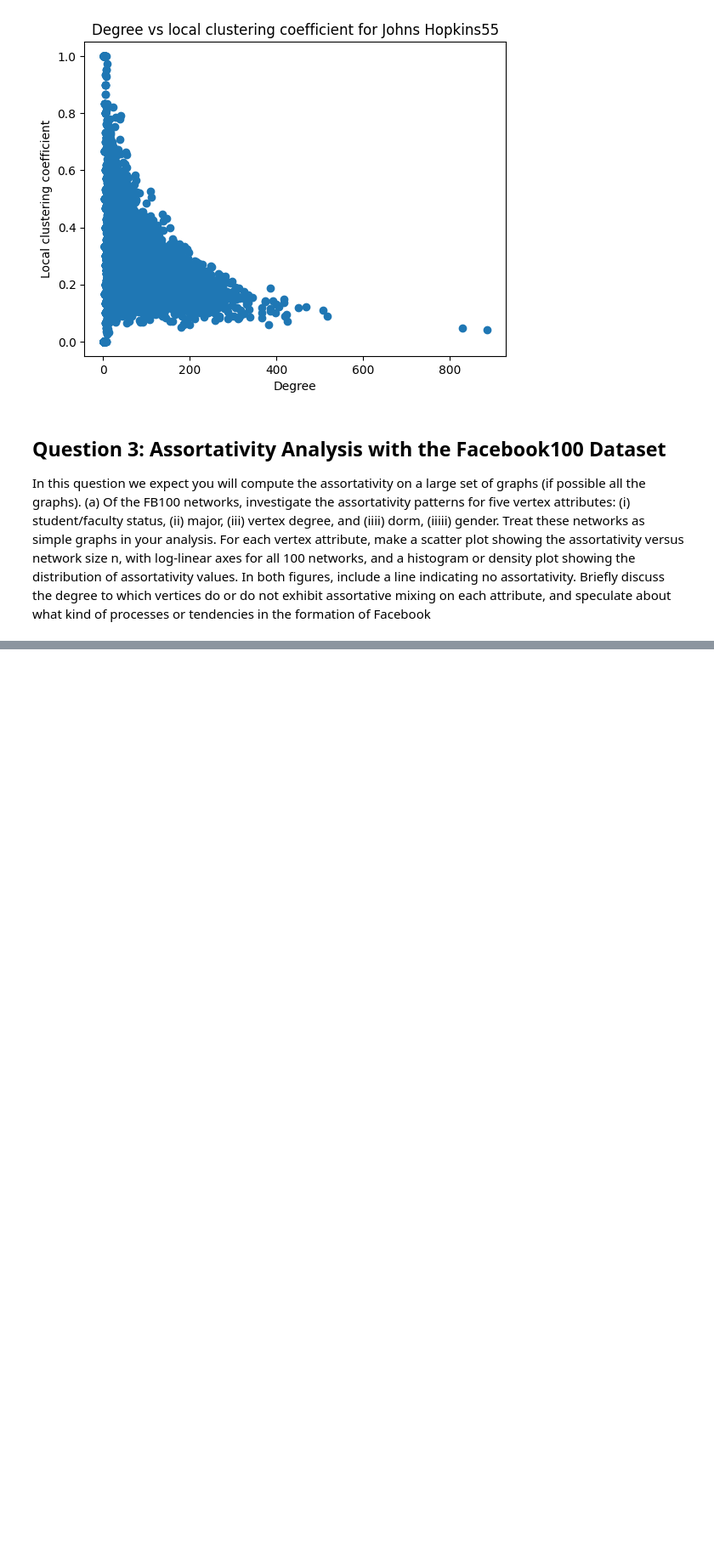
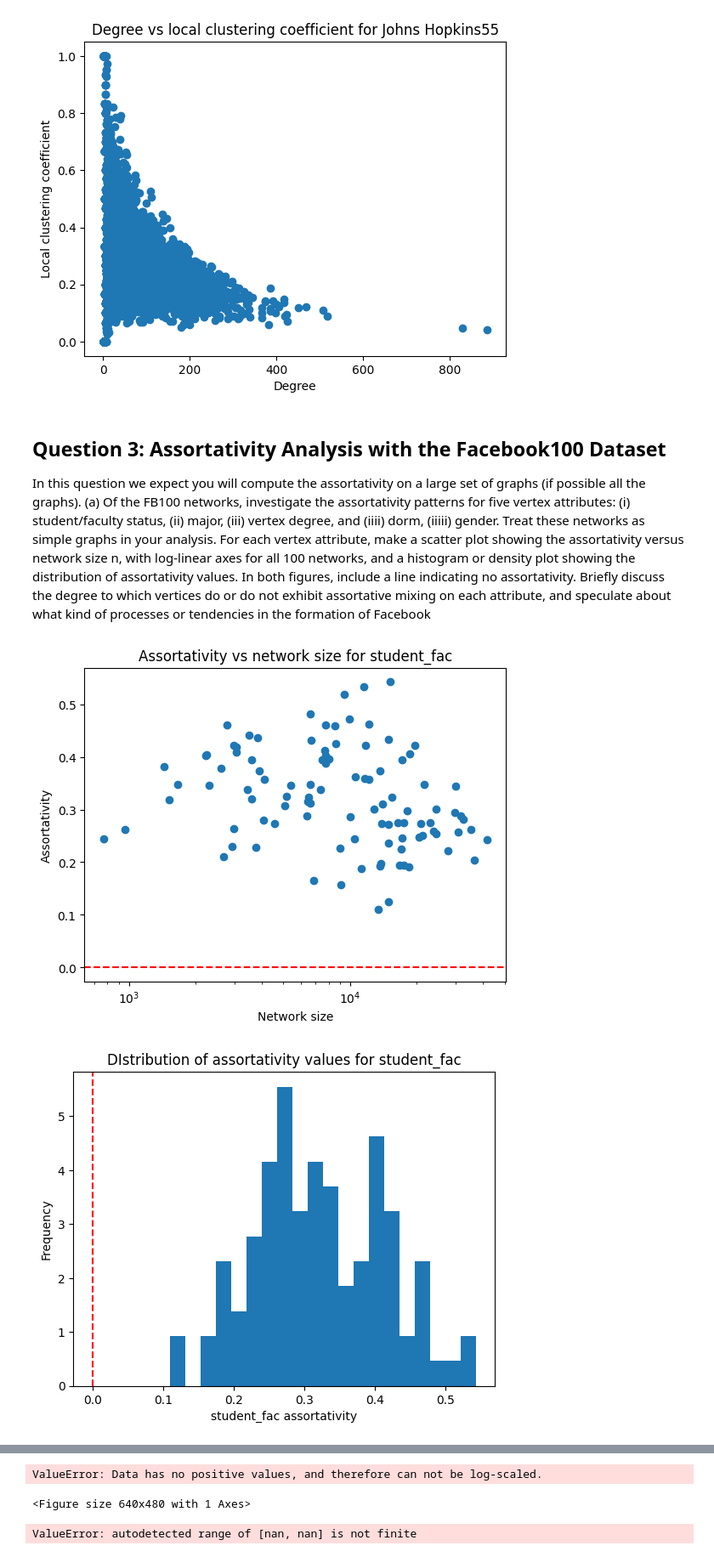
Before and after one commit to jbcol/complexnetworksProject, a Jupyter notebook: project.ipynb, the cells around one changed output, grey strips where cells are left out. Shown at 85% size. Drawn from its saved outputs; the diff is of its cells as text; code cells hidden in the pictures; blank space fills up the shorter version.

```diff
--- a/project.ipynb
+++ b/project.ipynb
@@ -121,7 +121,6 @@ plt.show()
 In this question we expect you will compute the assortativity on a large set of graphs (if possible all the graphs).
 (a) Of the FB100 networks, investigate the assortativity patterns for five vertex attributes: (i) student/faculty status, (ii) major, (iii) vertex degree, and (iiii) dorm, (iiiii) gender. Treat these networks as simple graphs in your analysis. For each vertex attribute, make a scatter plot showing the assortativity versus network size n, with log-linear axes for all 100 networks, and a histogram or density plot showing the distribution of assortativity values. In both figures, include a line indicating no assortativity. Briefly discuss the degree to which vertices do or do not exhibit assortative mixing on each attribute, and speculate about what kind of processes or tendencies in the formation of Facebook
 # %%
-import sys
 import os
 
 # Make a list of the name of files in ./data
@@ -149,7 +148,6 @@ plt.ylabel("Assortativity")
 plt.title("Assortativity vs network size for student_fac")
 plt.axhline(y=0, color="red", ls="--")
 plt.xscale("log")
-plt.yscale("log")
 plt.show()
 
 # Histogram of assortativity for student_fac
@@ -167,7 +165,6 @@ plt.ylabel("Assortativity")
 plt.title("Assortativity vs network size for major_index")
 plt.axhline(y=0, color="red", ls="--")
 plt.xscale("log")
-plt.yscale("log")
 plt.show()
 
 # Histogram of assortativity for major_index
@@ -184,32 +181,33 @@ plt.xlabel("Network size")
 plt.ylabel("Assortativity")
 plt.title("Assortativity vs network size for degree")
 plt.axhline(y=0, color="red", ls="--")
 plt.xscale("log")
-plt.yscale("log")
 plt.show()
 
 # Histogram of assortativity for degree
 plt.hist(assortativity_degree_list, bins=20, density=True)
 plt.axvline(x=0, color="red", ls="--")
 plt.xlabel("degree assortativity")
 plt.ylabel("Frequency")
 plt.title("Distribution of assortativity values for degree")
 plt.show()
 
 # Scatter plot of assortativity vs network size for dorm
 plt.scatter(size_list, assortativity_dorm_list)
 plt.xlabel("Network size")
 plt.ylabel("Assortativity")
 plt.title("Assortativity vs network size for dorm")
 plt.axhline(y=0, color="red", ls="--")
 plt.xscale("log")
-plt.yscale("log")
 plt.show()
 
 # Histogram of assortativity for dorm
 plt.hist(assortativity_dorm_list, bins=20, density=True)
 plt.axvline(x=0, color="red", ls="--")
 plt.xlabel("dorm assortativity")
 plt.ylabel("Frequency")
 plt.title("Distribution of assortativity values for dorm")
 plt.show()
+# %% [output]
+[figure, added]
+[figure, added]
@@ -215,0 +216,3 @@ plt.show()
+ValueError: Data has no positive values, and therefore can not be log-scaled.
+<Figure size 640x480 with 1 Axes>
+ValueError: autodetected range of [nan, nan] is not finite
```
Also changed, not shown: parts of 5 cells of this notebook, 1 other file.
